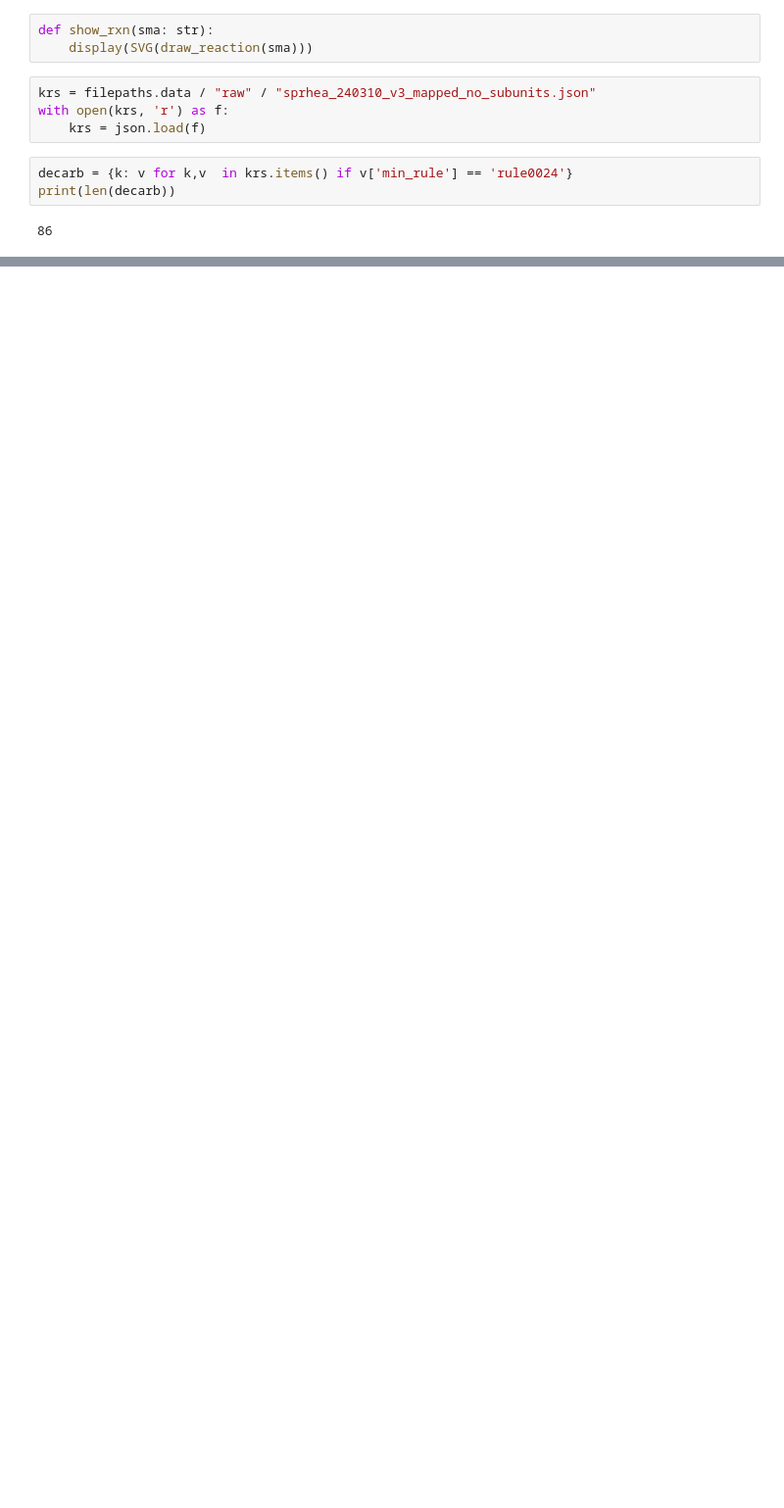
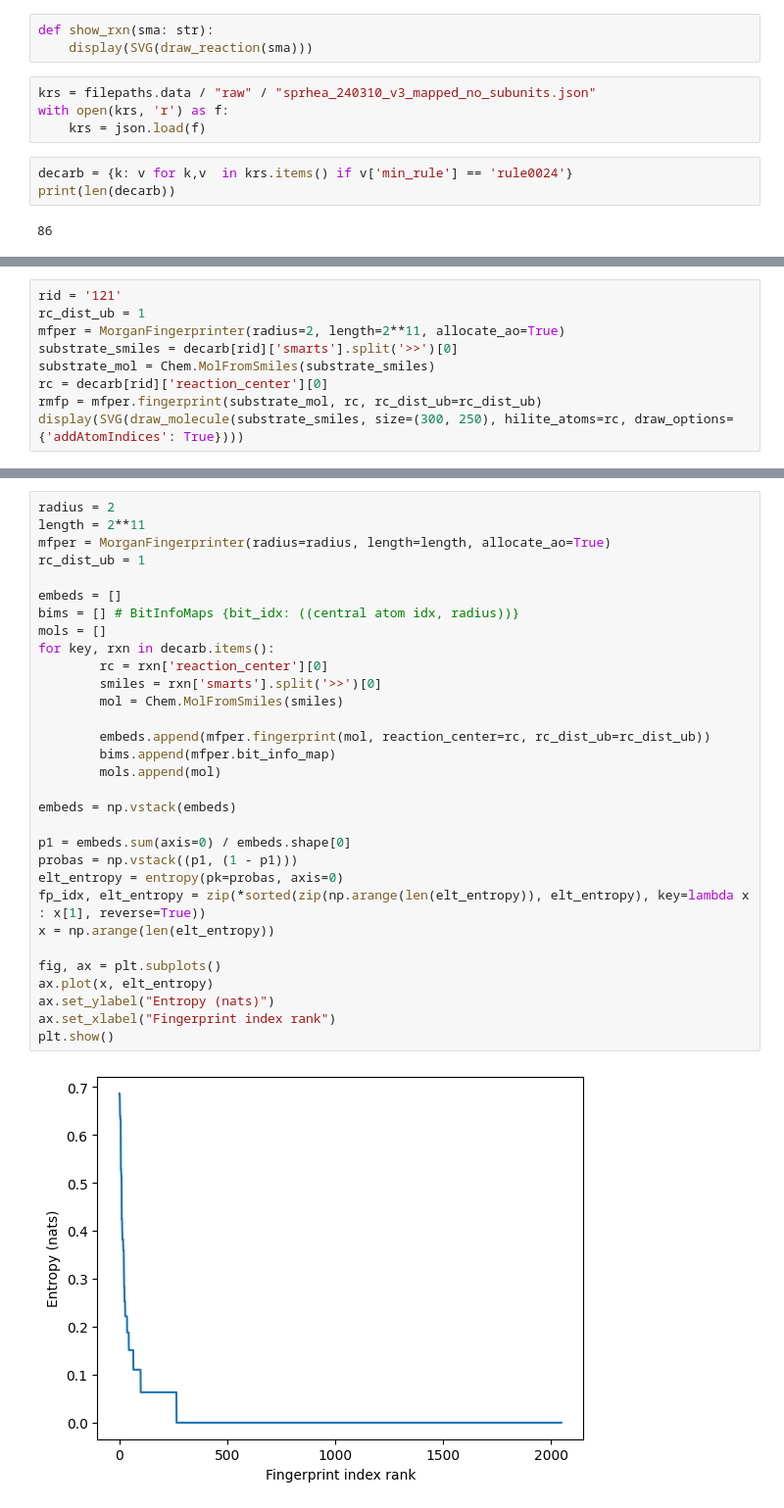
Before and after one commit to stefanpate/coarse-grain-rxns, a Jupyter notebook: notebooks/ecfp_w_loc.ipynb, the cells around one changed output, grey strips where cells are left out. Shown at 98% size. Cells and saved outputs as stored; diff of their text form; blank space fills up the shorter version.

```diff
--- a/notebooks/ecfp_w_loc.ipynb
+++ b/notebooks/ecfp_w_loc.ipynb
@@ -126,0 +137,9 @@ w/ loc: 1.123047% density
+# %%
+rid = '121'
+rc_dist_ub = 1
+mfper = MorganFingerprinter(radius=2, length=2**11, allocate_ao=True)
+substrate_smiles = decarb[rid]['smarts'].split('>>')[0]
+substrate_mol = Chem.MolFromSmiles(substrate_smiles)
+rc = decarb[rid]['reaction_center'][0]
+rmfp = mfper.fingerprint(substrate_mol, rc, rc_dist_ub=rc_dist_ub)
+display(SVG(draw_molecule(substrate_smiles, size=(300, 250), hilite_atoms=rc, draw_options={'addAtomIndices': True})))
@@ -126,0 +148,33 @@ w/ loc: 1.123047% density
+# %%
+radius = 2
+length = 2**11
+mfper = MorganFingerprinter(radius=radius, length=length, allocate_ao=True)
+rc_dist_ub = 1
+
+embeds = []
+bims = [] # BitInfoMaps {bit_idx: ((central atom idx, radius))}
+mols = []
+for key, rxn in decarb.items():
+        rc = rxn['reaction_center'][0]
+        smiles = rxn['smarts'].split('>>')[0]
+        mol = Chem.MolFromSmiles(smiles)
+
+        embeds.append(mfper.fingerprint(mol, reaction_center=rc, rc_dist_ub=rc_dist_ub))
+        bims.append(mfper.bit_info_map)
+        mols.append(mol)
+
+embeds = np.vstack(embeds)
+
+p1 = embeds.sum(axis=0) / embeds.shape[0]
+probas = np.vstack((p1, (1 - p1)))
+elt_entropy = entropy(pk=probas, axis=0)
+fp_idx, elt_entropy = zip(*sorted(zip(np.arange(len(elt_entropy)), elt_entropy), key=lambda x : x[1], reverse=True))
+x = np.arange(len(elt_entropy))
+
+fig, ax = plt.subplots()
+ax.plot(x, elt_entropy)
+ax.set_ylabel("Entropy (nats)")
+ax.set_xlabel("Fingerprint index rank")
+plt.show()
+# %% [output]
+[figure, added]
```
Also changed, not shown: parts of 26 cells of this notebook, 4 other files.
